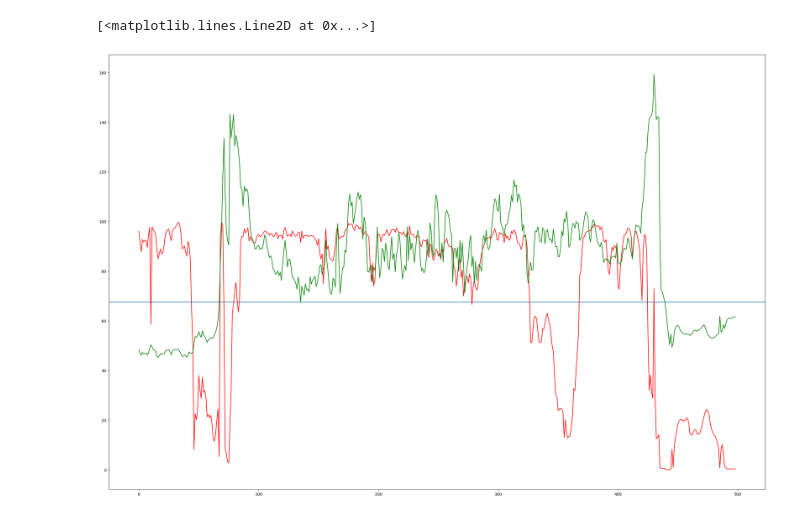
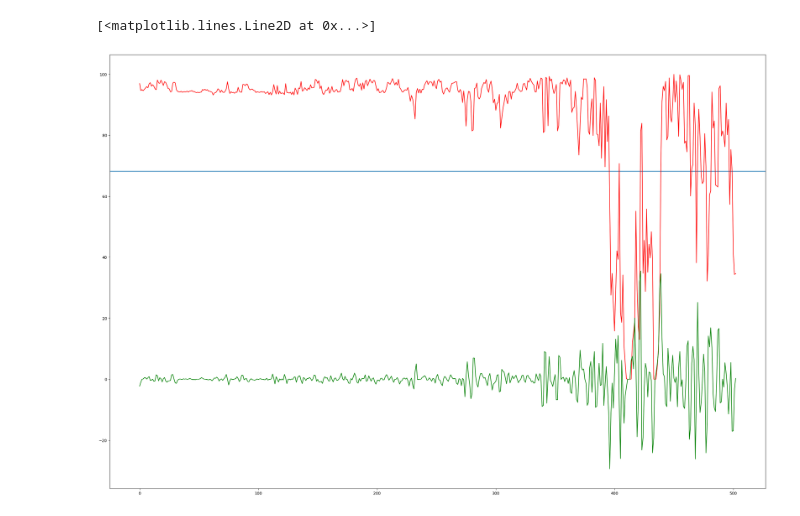
Before and after one commit to PrachayaKMITL/NARIT_internship_2024, a Jupyter notebook: RBR_tecniqque.ipynb, the cells around one changed output. Drawn from its saved outputs; the diff is of its cells as text; code cells hidden in the pictures.

Commit message:
Edit threshold value

```diff
--- a/RBR_tecniqque.ipynb
+++ b/RBR_tecniqque.ipynb
@@ -141,10 +111,11 @@ properties = ['contrast',
             'correlation',
             'ASM']
 
-mask_path = r'C:\Users\ASUS\Documents\NARIT_internship_data\Mask_obs\mask_delete_5.png'
+mask_path = r'mask_delete_5.png'
 mask = cv2.imread(mask_path,cv2.IMREAD_GRAYSCALE)
 mask = mask[(int(mask.shape[0]/2)-270):int((mask.shape[0]/2)+270),int((mask.shape[1]/2)-290):int((mask.shape[1]/2)+280)]
-path = r'All_sky_camera_Astropark_Chaingmai\2024-06\2024-06-28'
-images,filename = load_images_and_preprocess(path,mask=mask,apply_crop_sun=True)
-masked,value,RB = RBratio(input=images)
+path = r'C:\Users\ASUS\Documents\NARIT_internship_data\All_sky_camera_Astropark_Chaingmai\2024-06\2024-06-08'
+images,filename = preprocessData().load_images_and_preprocess(path,mask=mask,apply_crop_sun=True)
+sunrise,sunset = SunPosition().SunriseSunset(filename=filename,start_date='2024-01-01',include_end_date=True)
+masked,value,RB = thresholding().RBratio(input=images,filename=filename,sunrise=sunrise,sunset=sunset)
 # %%
@@ -165,12 +138,12 @@ Error:
 # %%
 cloud_ratio = []
 for r in range(len(masked)):
-    cloud_ratio.append(showCloudRatio(masked,mask=mask,number=r)*100)
+    cloud_ratio.append(preprocessData().showCloudRatio(masked,mask=mask,number=r)*100)
 plt.figure(figsize=(30,20))
-plt.axhline(y=Threshold(images))
+plt.axhline(y=preprocessData().Threshold(images))
 plt.plot(cloud_ratio,c='r')
-plt.plot(df['Blue channel'].values,c='g')
+plt.plot(np.gradient(cloud_ratio),c='g')
 # %% [output]
 [<matplotlib.lines.Line2D at 0x...>]
-[figure, old version]
+[figure, new version]
 # %%
```
Also changed, not shown: parts of 27 cells of this notebook, 6 other files.
